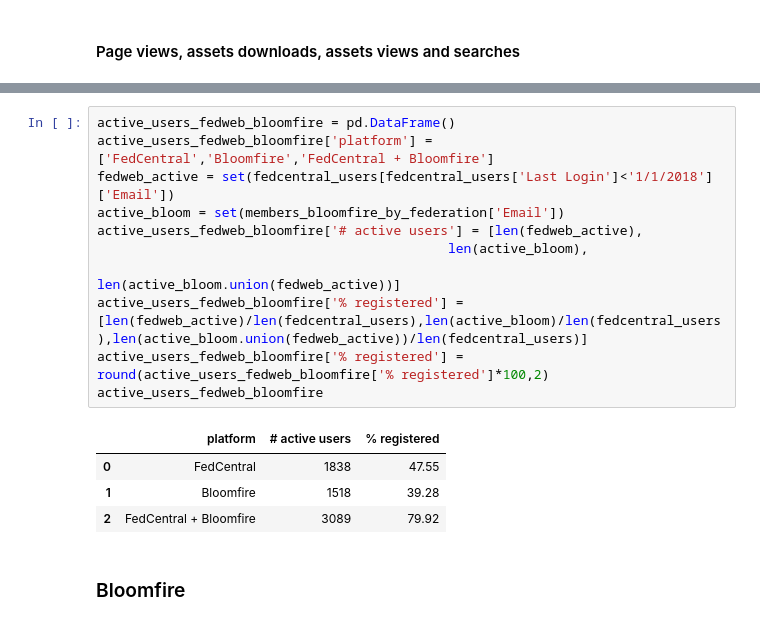
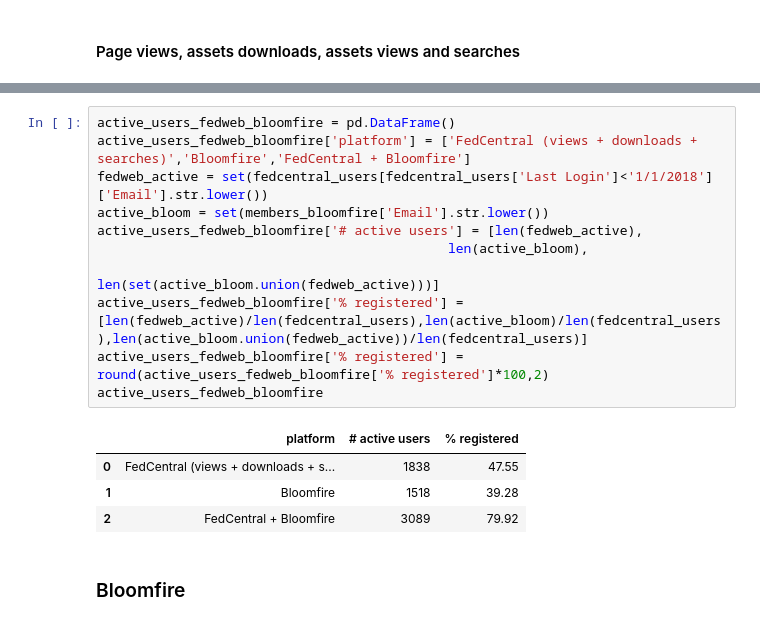
Before and after one commit to olga0503/DATA602hw1, a Jupyter notebook: FedCentral Analytics .ipynb, the cells around one changed output, grey strips where cells are left out. Saved outputs shown, nothing was run; the diff lists cells and outputs as text.

```diff
--- a/FedCentral Analytics .ipynb
+++ b/FedCentral Analytics .ipynb
@@ -428,18 +428,18 @@ To retain the current behavior and silence the warning, pass sort=False
 | 3 | searches | 44314 | 3692.83 | 1036 | 133 | 93.01 | ... |
 # %%
 active_users_fedweb_bloomfire = pd.DataFrame()
-active_users_fedweb_bloomfire['platform'] = ['FedCentral','Bloomfire','FedCentral + Bloomfire']
-fedweb_active = set(fedcentral_users[fedcentral_users['Last Login']<'1/1/2018']['Email'])
-active_bloom = set(members_bloomfire_by_federation['Email'])
+active_users_fedweb_bloomfire['platform'] = ['FedCentral (views + downloads + searches)','Bloomfire','FedCentral + Bloomfire']
+fedweb_active = set(fedcentral_users[fedcentral_users['Last Login']<'1/1/2018']['Email'].str.lower())
+active_bloom = set(members_bloomfire['Email'].str.lower())
 active_users_fedweb_bloomfire['# active users'] = [len(fedweb_active),
                                              len(active_bloom),
-                                             len(active_bloom.union(fedweb_active))]
+                                             len(set(active_bloom.union(fedweb_active)))]
 active_users_fedweb_bloomfire['% registered'] = [len(fedweb_active)/len(fedcentral_users),len(active_bloom)/len(fedcentral_users),len(active_bloom.union(fedweb_active))/len(fedcentral_users)]
 active_users_fedweb_bloomfire['% registered'] = round(active_users_fedweb_bloomfire['% registered']*100,2)
 active_users_fedweb_bloomfire
 # %% [output]
 |  | platform | # active users | % registered |
-| 0 | FedCentral | 1838 | 47.55 |
+| 0 | FedCentral (views + downloads + s... | 1838 | 47.55 |
 | 1 | Bloomfire | 1518 | 39.28 |
 | 2 | FedCentral + Bloomfire | 3089 | 79.92 |
 # %% [markdown]
```
Also changed, not shown: parts of 2 cells of this notebook.
